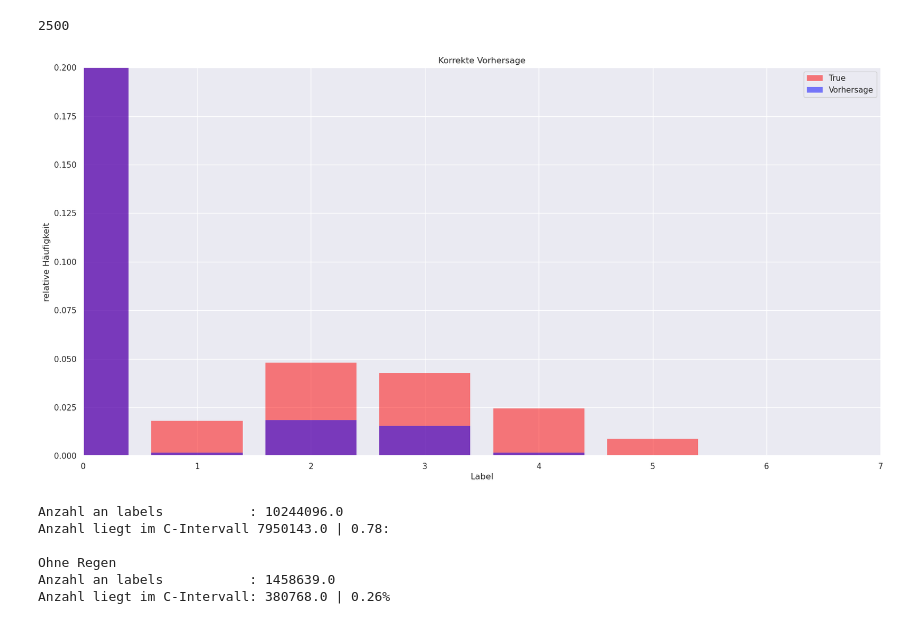
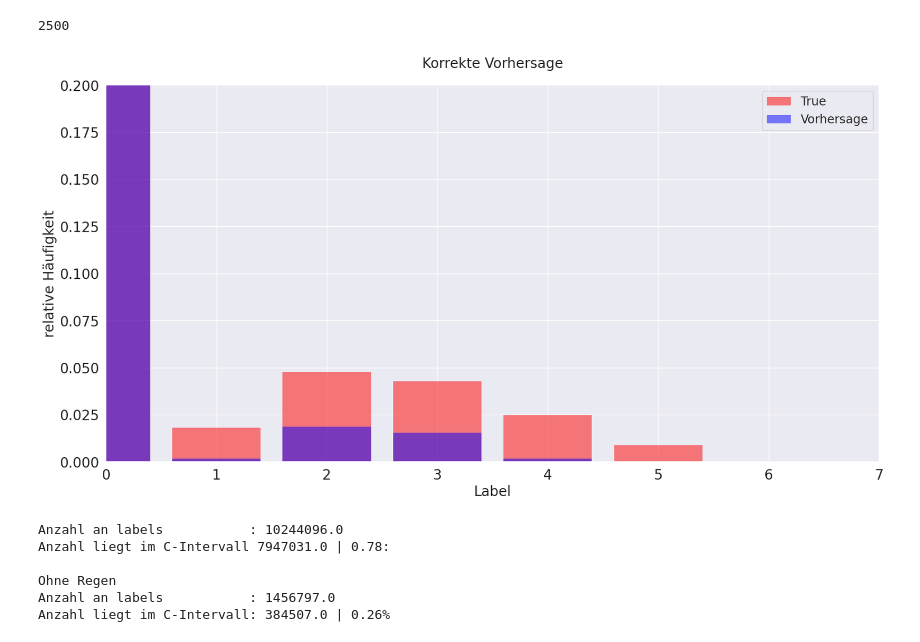
Before and after one commit to PaulSut/DeepRain2, a Jupyter notebook: DeepRain/30min_LSTM_conv_znBinomial_eval.ipynb, the cells around one changed output. Drawn from its saved outputs; the diff is of its cells as text; code cells hidden in the pictures.

```diff
--- a/DeepRain/30min_LSTM_conv_znBinomial_eval.ipynb
+++ b/DeepRain/30min_LSTM_conv_znBinomial_eval.ipynb
@@ -235,6 +246,16 @@ def plotHist(hist,hist_q):
     sns.set(style="darkgrid")
     plt.figure(figsize=(20, 10),dpi=100)
 
+    size=20
+    lw = 3
+    params = {'legend.fontsize': 'x-large',
+              'figure.figsize': (20,8),
+              'axes.labelsize': size,
+              'axes.titlesize': size,
+              'xtick.labelsize': size,
+              'ytick.labelsize': size,
+              'axes.titlepad': 25}
+    plt.rcParams.update(params)
 
     hist_n = hist / hist[1:50].sum()
     plt.title('Liegt im Quantil')
@@ -381,8 +402,8 @@ sns.distplot(y,
 # %%
 from Utils.transform import LogBin
 logbin = LogBin()
-q = []
-l = []
+q_a = []
+l_a = []
 
 
 
@@ -392,12 +413,12 @@ for j,(x,y) in enumerate(test):
     batch_shape = x.shape[0]
     pred = model(x)
     pred = output_dist(pred)
-    l.append(logbin(y))
+    l_a.append(logbin(y))
 
     p = np.array(pred.mean())
     p[np.where(p < 1)] = 0
 
-    q.append(logbin(p))
+    q_a.append(logbin(p))
     print(j,end="\r")
     if j == 2500:
         break
@@ -420,41 +441,50 @@ def histogramm(q,l,last=3,m_labels=256):
             if d[j][0] <= v and d[j][-1] >= v:
                 hist_q[int(label[j])] += 1
     return hist,hist_q
-hist,hist_q = histogramm(q,l,last=1,m_labels=7)
+hist,hist_q = histogramm(q_a,l_a,last=1,m_labels=7)
 # %%
 def plotHist(hist,hist_q,min_ = 1,max_=50,title='Liegt im Quantil'):
     import matplotlib.pyplot as plt
     import numpy as np
     from matplotlib import colors
     from matplotlib.ticker import PercentFormatter
     sns.set(style="darkgrid")
     plt.figure(figsize=(20, 10),dpi=100)
 
-
+    size=20
+    lw = 3
+    params = {'legend.fontsize': 'x-large',
+              'figure.figsize': (20,8),
+              'axes.labelsize': size,
+              'axes.titlesize': size,
+              'xtick.labelsize': size,
+              'ytick.labelsize': size,
+              'axes.titlepad': 25}
+    plt.rcParams.update(params)
     hist_n = hist / hist[min_:max_].sum()
     plt.title(title)
     plt.bar(np.arange(min_,max_+1),hist_n[min_:max_+1],color="red",alpha=0.5,lw=.1,label="True")
     plt.ylim([0.0, 0.2])
     plt.xlim([min_, max_])
     plt.xlabel('Label')
     plt.ylabel('relative Häufigkeit')
     #plt.show()
 
     hist_q_n = hist_q / hist[min_:max_].sum()
     plt.bar(np.arange(min_,max_+1),hist_q_n[min_:max_+1],color="blue",alpha=0.5,lw=.1,label="Vorhersage")
     plt.ylim([0.0, 0.2])
     plt.xlim([min_, max_+1])
     plt.legend(loc="upper right")
     plt.show()
 plotHist(hist,hist_q,min_=0,max_=6,title="Korrekte Vorhersage")
 # %% [output]
-[figure, old version]
+[figure, new version]
 # %%
 someStats(hist,hist_q)
 # %% [output]
 Anzahl an labels           : 10244096.0
-Anzahl liegt im C-Intervall 7950143.0 | 0.78:
+Anzahl liegt im C-Intervall 7947031.0 | 0.78:
 
 Ohne Regen
-Anzahl an labels           : 1458639.0
-Anzahl liegt im C-Intervall: 380768.0 | 0.26%
+Anzahl an labels           : 1456797.0
+Anzahl liegt im C-Intervall: 384507.0 | 0.26%
```
Also changed, not shown: parts of 6 cells of this notebook.
